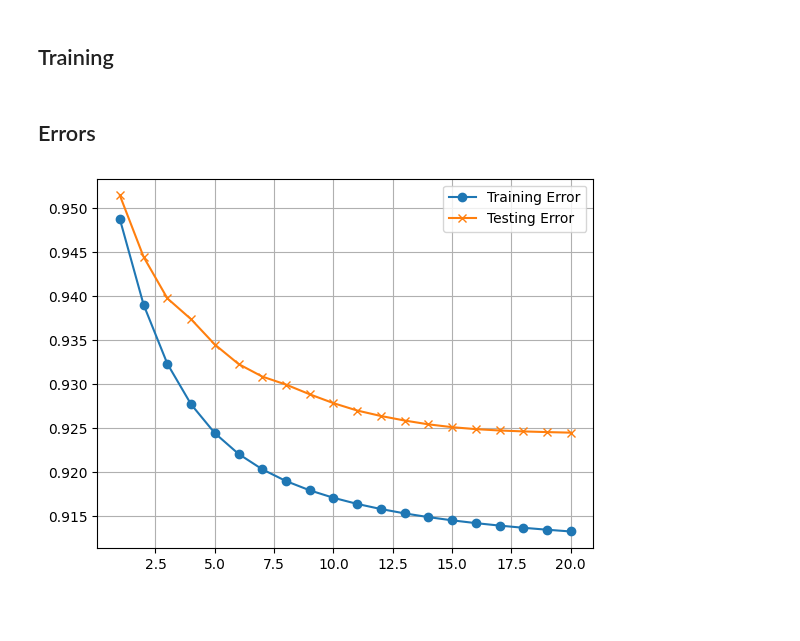
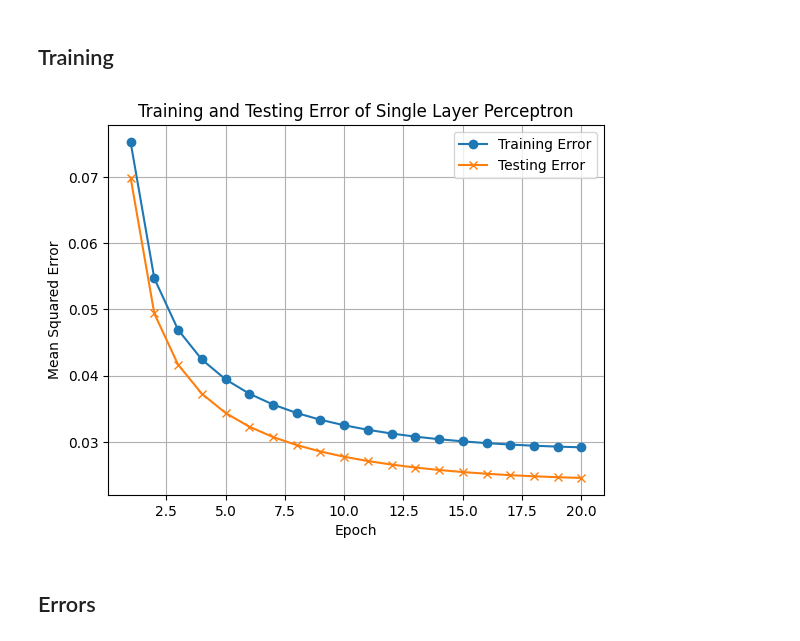
Before and after one commit to Zain506/Project-1, a Jupyter notebook: notebooks/LRU.ipynb, the cells around one changed output. Saved outputs shown, nothing was run; the diff lists cells and outputs as text; code cells hidden in the pictures; blank space fills up the shorter version.

Commit message:
Commit fixed error trends (for now)

```diff
--- a/notebooks/LRU.ipynb
+++ b/notebooks/LRU.ipynb
@@ -17,33 +17,44 @@ from src import Perceptron
 # %%
 perceptron = Perceptron(5, "sigmoid")
 def output(a,b,c,d,e):
     return a + 6*b - 9*c + 2*e - 6
 
 N = 9_999_999
 X = np.random.uniform(-10, 10, (N, 5))
 y = (output(X[:,0], X[:,1], X[:,2], X[:, 3], X[:,4]) > 0).astype(np.float32)
-
+lr = 0.05
 df = pd.DataFrame(X, columns = ["x1", "x2", "x3", "x4", "x5"])
 df['y'] = y
 epochs = 20
 training = df[0:9999000]
 testing = df[9999000:]
 train_error = []
 test_error = []
 for epoch in range(epochs):
-    perceptron.train(df, "y", batch_size = 999999, lr = 100)
+    perceptron.train(df, "y", batch_size = 999999, lr = lr)
     train_error.append(perceptron.evaluate(training, "y"))
     test_error.append(perceptron.evaluate(testing, "y"))
+    """try:
+        if train_error[-1] > train_error[-2]:
+            lr /= 2
+        else:
+            lr *= 2
+    except:
+        continue"""
+
+
+x = np.linspace(1, epochs, num = 20, dtype = int)
+train_error = np.array(train_error)
+test_error = np.array(test_error)
+plt.plot(x, train_error, label = "Training Error", marker = "o")
+plt.plot(x, test_error, label = "Testing Error", marker = "x")
+plt.legend()
+plt.grid(True)
+plt.xlabel("Epoch")
+plt.ylabel("Mean Squared Error")
+plt.title("Training and Testing Error of Single Layer Perceptron")
+plt.show()
+# %% [output]
+[figure, added]
 # %% [markdown]
 ## Errors
-# %%
-x = np.linspace(1, epochs, num = 20, dtype = int)
-train_error = np.array(train_error)
-test_error = np.array(test_error)
-plt.plot(x, train_error, label = "Training Error", marker = "o")
-plt.plot(x, test_error, label = "Testing Error", marker = "x")
-plt.legend()
-plt.grid(True)
-plt.show()
-# %% [output]
-[figure, removed]
```
Also changed, not shown: 1 other file.
